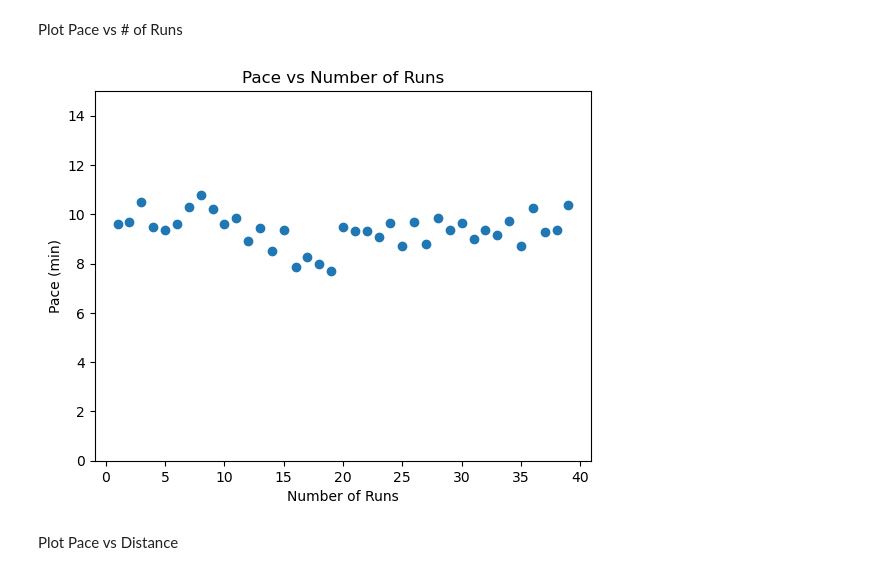
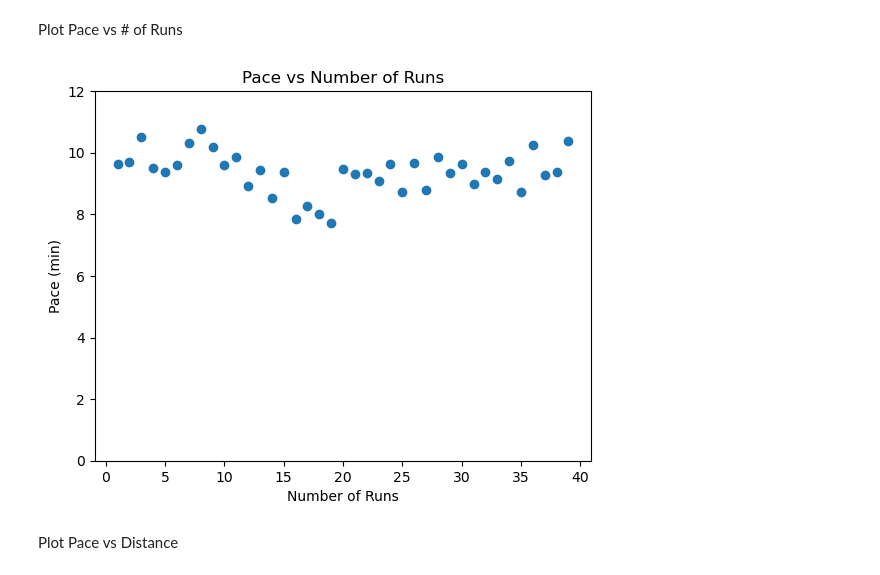
Before and after one commit to JackGP13/Data-Analysis, a Jupyter notebook: Marathon Training.ipynb, the cells around one changed output. Cells and saved outputs as stored; diff of their text form; code cells hidden in the pictures.

Commit message:
Update mathon training graph

```diff
--- a/Marathon Training.ipynb
+++ b/Marathon Training.ipynb
@@ -108,12 +108,12 @@ Plot Pace vs # of Runs
 # %%
 plt.scatter(Runs,Y)
 plt.xlabel('Number of Runs')
-plt.ylim(0,15)
+plt.ylim(0,12)
 plt.ylabel('Pace (min)')
 plt.title('Pace vs Number of Runs')
 plt.show()
 # %% [output]
-[figure, old version]
+[figure, new version]
 # %% [markdown]
 Plot Pace vs Distance
 # %%
```
Also changed, not shown: parts of 1 cell of this notebook.
